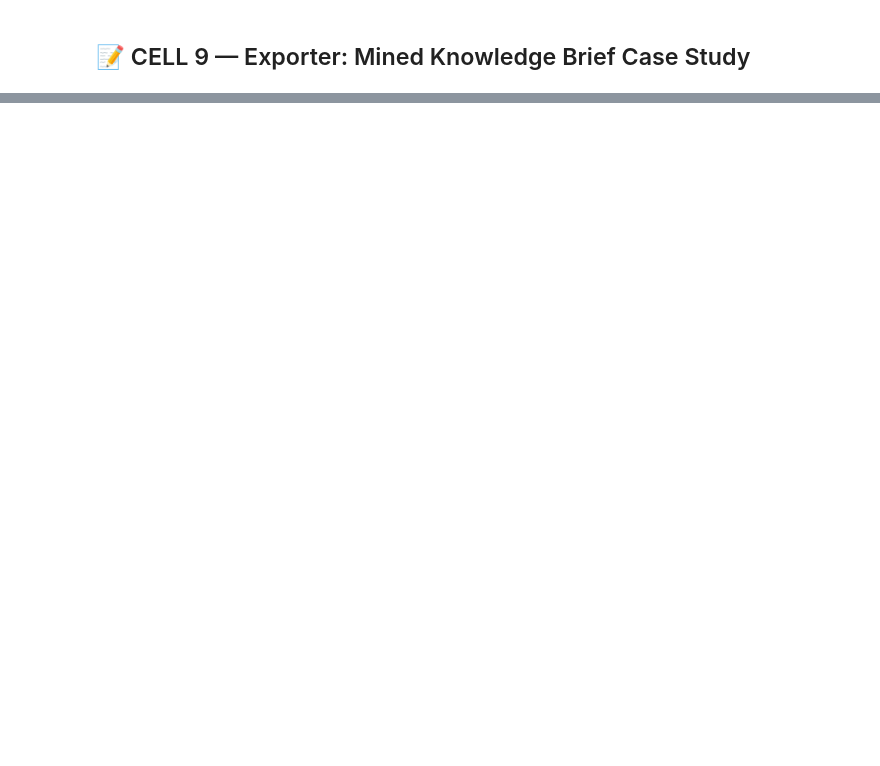
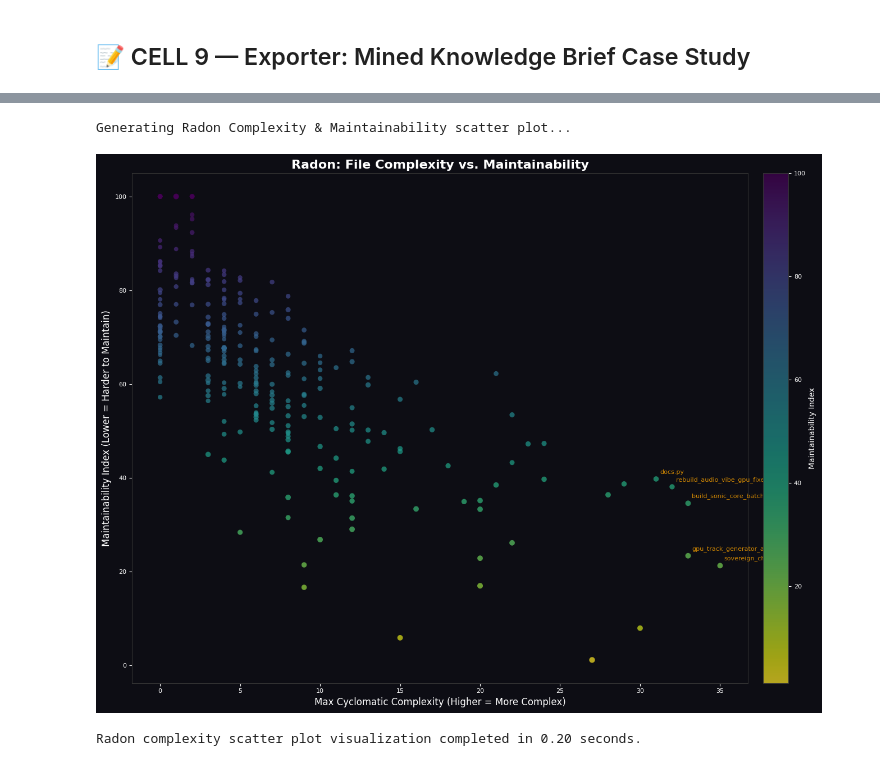
Before and after one commit to adamscarmccoy-boop/ADAMSCARMCCOY-CASE_STUDIES, a Jupyter notebook: code_mining_pipeline.ipynb, the cells around one changed output, grey strips where cells are left out. Saved outputs shown, nothing was run; the diff lists cells and outputs as text; code cells hidden in the pictures; blank space fills up the shorter version.

```diff
--- a/code_mining_pipeline.ipynb
+++ b/code_mining_pipeline.ipynb
@@ -331,0 +1288,50 @@ Exporter finished in 0.0210 seconds.
+# %%
+print("Generating Radon Complexity & Maintainability scatter plot...")
+t_start = time.perf_counter()
+
+if not HAS_RADON or 'max_cyclomatic' not in df_files.columns or df_files['max_cyclomatic'].isnull().all():
+    print("Radon data not available or not calculated. Skipping Radon Complexity plot.")
+else:
+    fig, ax = plt.subplots(1, 1, figsize=(14, 10))
+    ax.set_facecolor('#0d0d14')
+
+    # Create a colormap for maintainability index (lower MI = red, higher MI = green/blue)
+    cmap = plt.cm.viridis_r # _r reverses for lower MI = hotter color
+    norm = mcolors.Normalize(vmin=df_files['maintainability_index'].min(), vmax=df_files['maintainability_index'].max())
+
+    # Scale point size by character length, log scale for better distribution
+    # Add a small constant to avoid log(0) if chars can be 0
+    point_sizes = np.log1p(df_files['chars']) * 5 # Adjust multiplier for desired range
+    point_sizes = point_sizes.replace([-np.inf, np.inf], 1).fillna(1)
+
+    scatter = ax.scatter(df_files['max_cyclomatic'], df_files['maintainability_index'],
+                         c=df_files['maintainability_index'], cmap=cmap, norm=norm,
+                         s=point_sizes, alpha=0.7, edgecolors='none')
+
+    ax.set_xlabel('Max Cyclomatic Complexity (Higher = More Complex)', color='white', fontsize=12)
+    ax.set_ylabel('Maintainability Index (Lower = Harder to Maintain)', color='white', fontsize=12)
+    ax.set_title('Radon: File Complexity vs. Maintainability', color='white', fontsize=16, fontweight='bold')
+    ax.tick_params(colors='white')
+    for s in ax.spines.values(): s.set_color('#333')
+
+    cbar = fig.colorbar(scatter, ax=ax, orientation='vertical', pad=0.02)
+    cbar.set_label('Maintainability Index', color='white', fontsize=10)
+    cbar.ax.tick_params(colors='white')
+
+    # Optional: Add labels for a few most complex/least maintainable files
+    top_risk_files = df_files.nlargest(5, ['max_cyclomatic', 'maintainability_index'], keep='first')
+    for _, row in top_risk_files.iterrows():
+        ax.annotate(Path(row['filepath']).name,
+                    (row['max_cyclomatic'], row['maintainability_index']),
+                    textcoords="offset points", xytext=(5,5), ha='left', va='bottom',
+                    color='orange', fontsize=8, alpha=0.8)
+
+    plt.tight_layout()
+    plt.show()
+
+t_end = time.perf_counter()
+print(f"Radon complexity scatter plot visualization completed in {t_end - t_start:.2f} seconds.")
+# %% [output]
+Generating Radon Complexity & Maintainability scatter plot...
+[figure, added]
+Radon complexity scatter plot visualization completed in 0.20 seconds.
```
Also changed, not shown: parts of 35 cells of this notebook, 56 other files.
